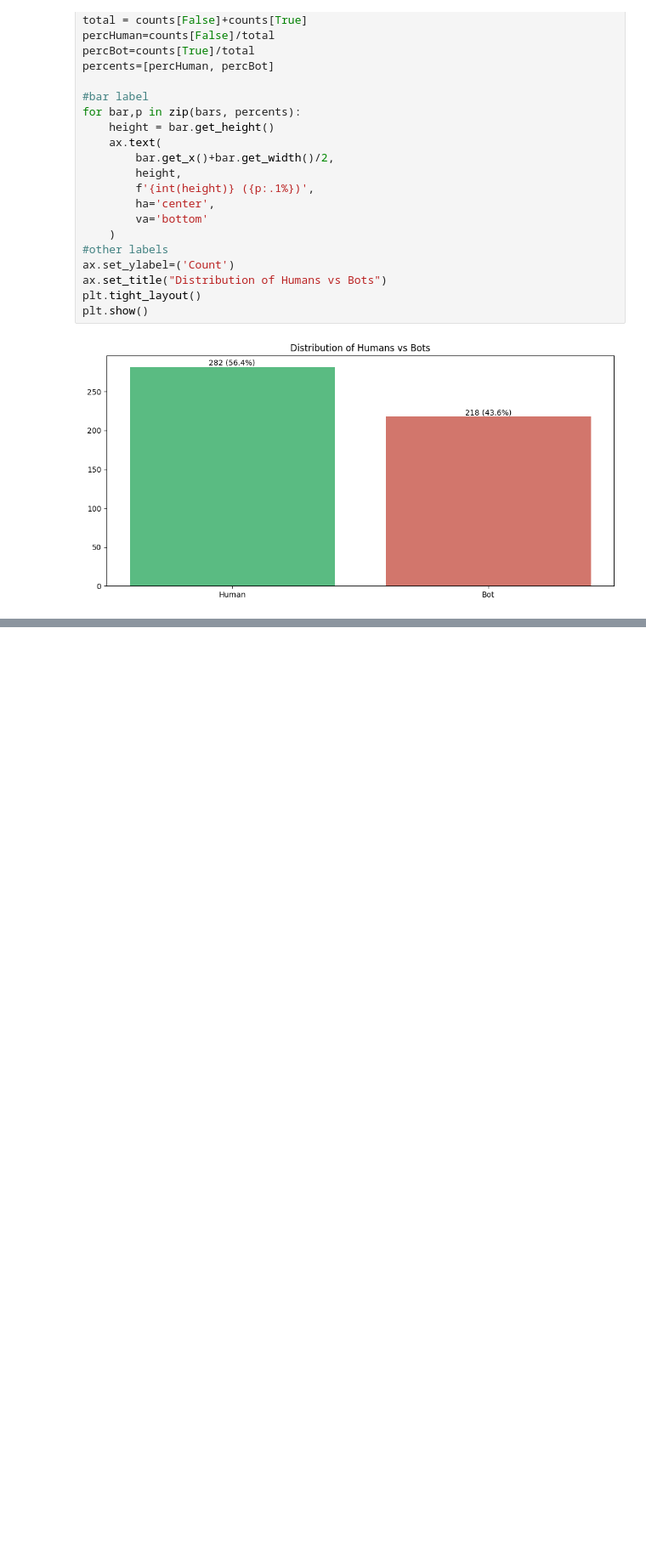
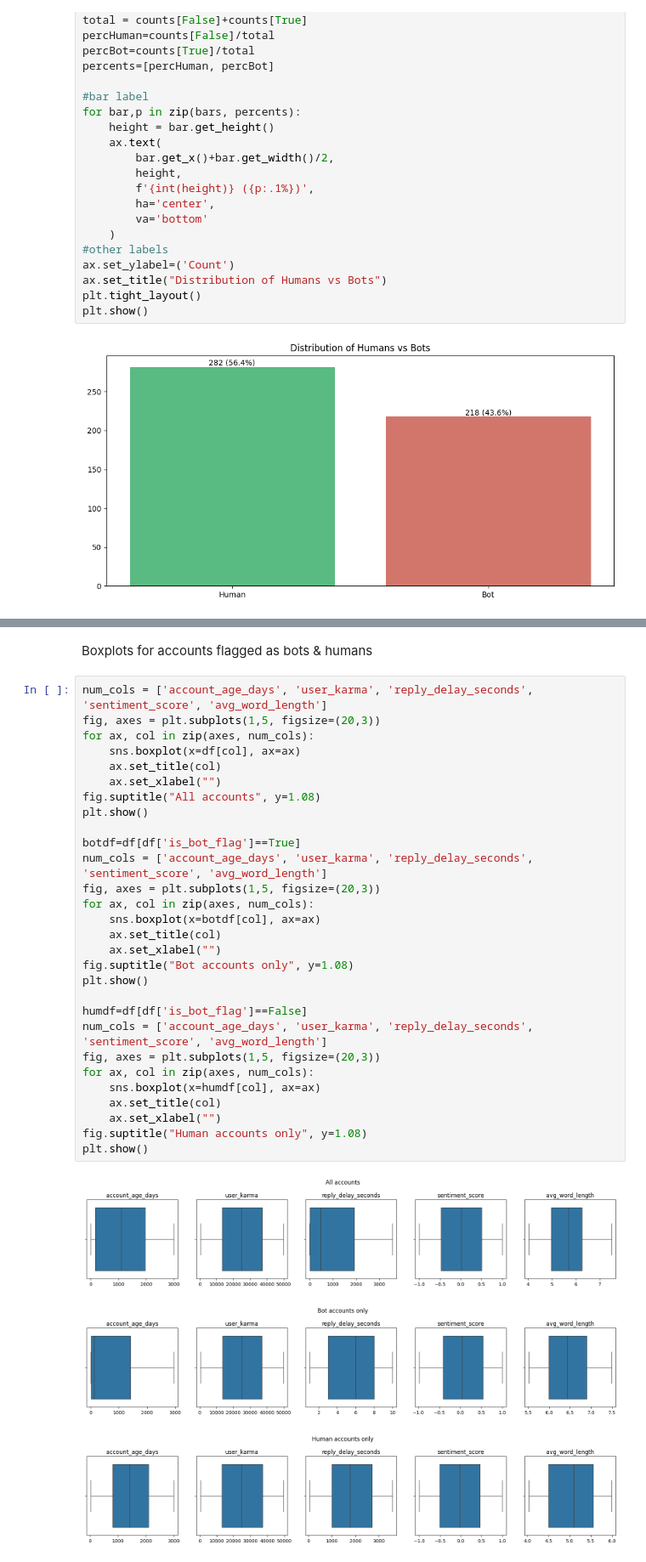
Before and after one commit to abbyk06/DeadInternet, a Jupyter notebook: deadInternet.ipynb, the cells around one changed output, grey strips where cells are left out. Shown at 85% size. Saved outputs shown, nothing was run; the diff lists cells and outputs as text; blank space fills up the shorter version.

Commit message:
box plots

```diff
--- a/deadInternet.ipynb
+++ b/deadInternet.ipynb
@@ -144,0 +145,35 @@ plt.show()
+# %% [markdown]
+Boxplots for accounts flagged as bots & humans
+# %%
+num_cols = ['account_age_days', 'user_karma', 'reply_delay_seconds', 'sentiment_score', 'avg_word_length']
+fig, axes = plt.subplots(1,5, figsize=(20,3))
+for ax, col in zip(axes, num_cols):
+    sns.boxplot(x=df[col], ax=ax)
+    ax.set_title(col)
+    ax.set_xlabel("")
+fig.suptitle("All accounts", y=1.08)
+plt.show()
+
+botdf=df[df['is_bot_flag']==True]
+num_cols = ['account_age_days', 'user_karma', 'reply_delay_seconds', 'sentiment_score', 'avg_word_length']
+fig, axes = plt.subplots(1,5, figsize=(20,3))
+for ax, col in zip(axes, num_cols):
+    sns.boxplot(x=botdf[col], ax=ax)
+    ax.set_title(col)
+    ax.set_xlabel("")
+fig.suptitle("Bot accounts only", y=1.08)
+plt.show()
+
+humdf=df[df['is_bot_flag']==False]
+num_cols = ['account_age_days', 'user_karma', 'reply_delay_seconds', 'sentiment_score', 'avg_word_length']
+fig, axes = plt.subplots(1,5, figsize=(20,3))
+for ax, col in zip(axes, num_cols):
+    sns.boxplot(x=humdf[col], ax=ax)
+    ax.set_title(col)
+    ax.set_xlabel("")
+fig.suptitle("Human accounts only", y=1.08)
+plt.show()
+# %% [output]
+[figure, added]
+[figure, added]
+[figure, added]
```
Also changed, not shown: parts of 1 cell of this notebook.
